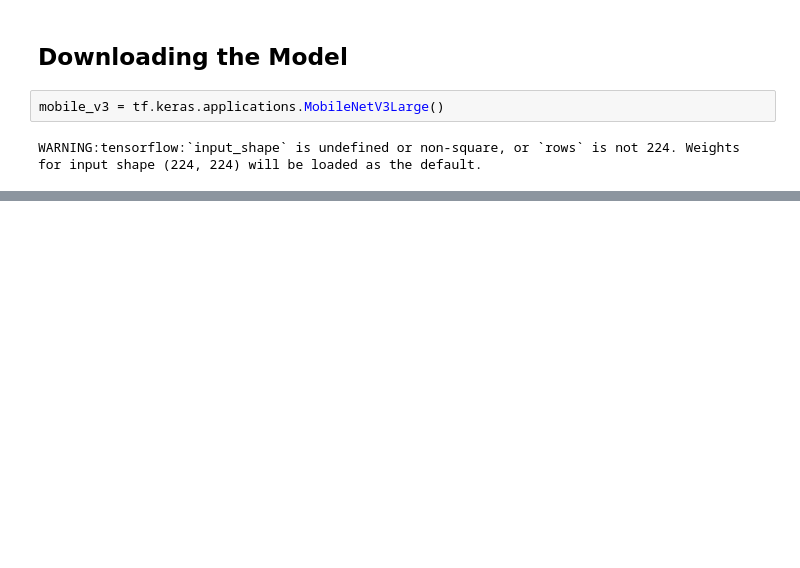
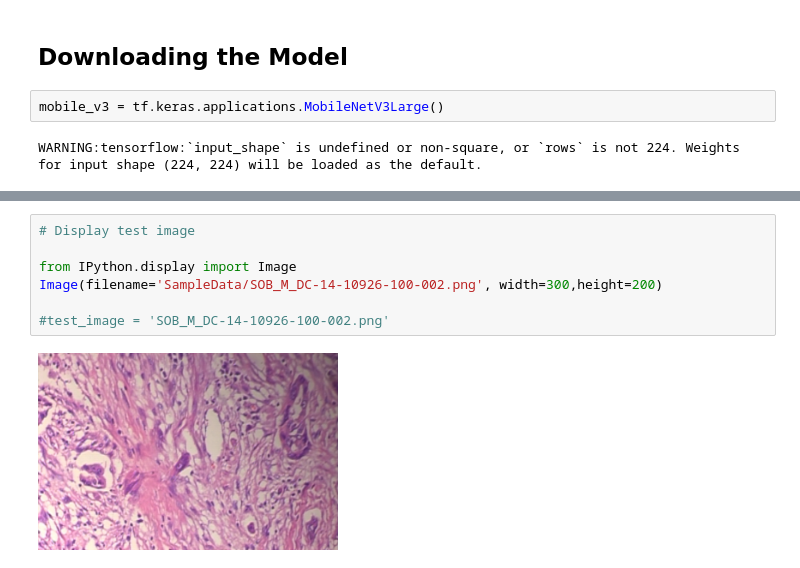
Before and after one commit to kdevoe/MobileNetV3_Breast_Cancer_Detection, a Jupyter notebook: mobilenet_v3.ipynb, the cells around one changed output, grey strips where cells are left out. Cells and saved outputs as stored; diff of their text form; blank space fills up the shorter version.

```diff
--- a/mobilenet_v3.ipynb
+++ b/mobilenet_v3.ipynb
@@ -26,0 +39,9 @@ WARNING:tensorflow:`input_shape` is undefined or non-square, or `rows` is not 22
+# %%
+# Display test image
+
+from IPython.display import Image
+Image(filename='SampleData/SOB_M_DC-14-10926-100-002.png', width=300,height=200)
+
+#test_image = 'SOB_M_DC-14-10926-100-002.png'
+# %% [output]
+[figure, added]
```
Also changed, not shown: parts of 4 cells of this notebook, 1 other file.
